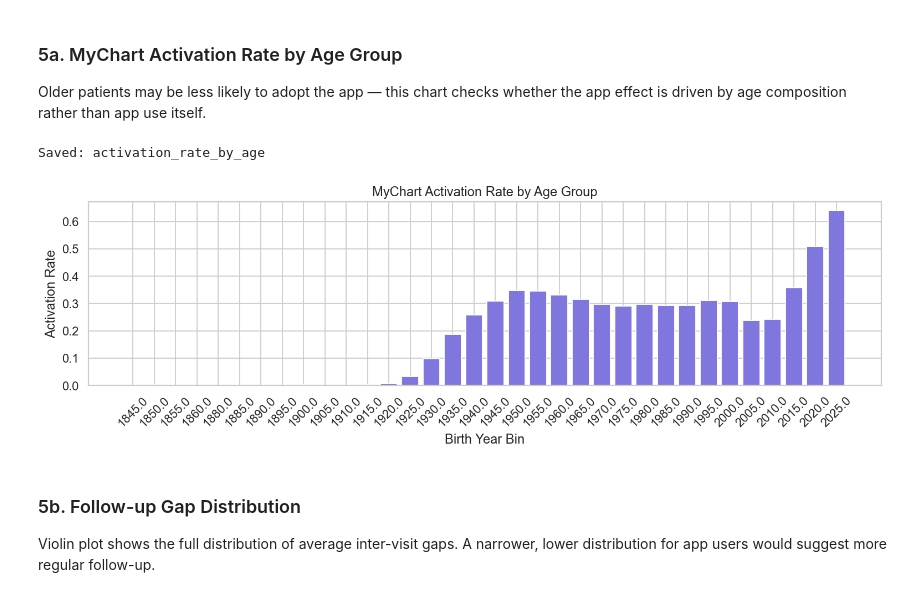
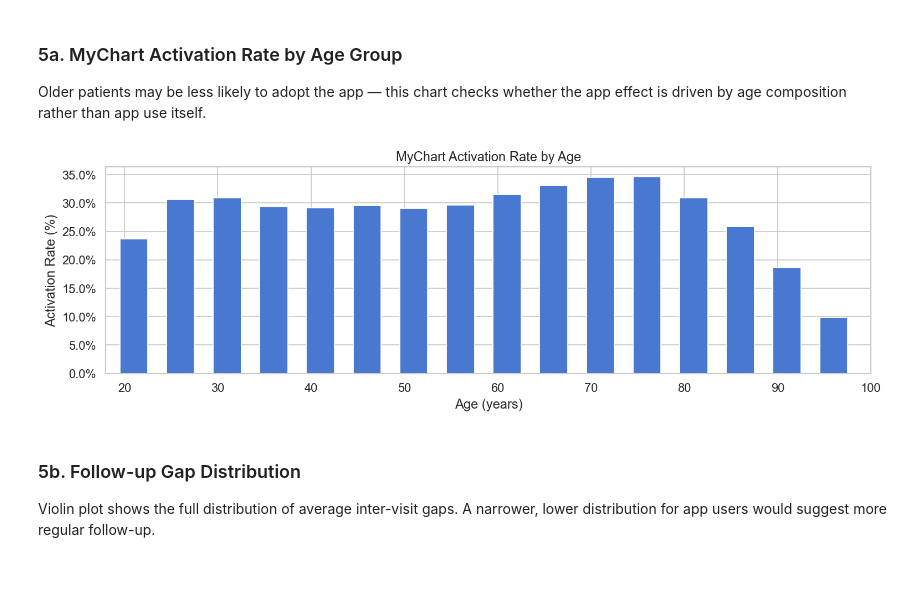
Before and after one commit to SYzhao666/datafest2026, a Jupyter notebook: notebooks/01_mychart.ipynb, the cells around one changed output. Saved outputs shown, nothing was run; the diff lists cells and outputs as text; code cells hidden in the pictures.

Commit message:
change graph

```diff
--- a/notebooks/01_mychart.ipynb
+++ b/notebooks/01_mychart.ipynb
@@ -145,24 +145,33 @@ Saved: ed_rate_by_app_status
 
 Older patients may be less likely to adopt the app — this chart checks
 whether the app effect is driven by age composition rather than app use itself.
-# %%
-activation_by_age = pat.groupby("PatientBirthYearBin")["app_user"].mean().reset_index()
-activation_by_age.columns = ["BirthYear", "ActivationRate"]
-
-fig, ax = plt.subplots(figsize=(12, 4))
-ax.bar(activation_by_age["BirthYear"].astype(str),
-       activation_by_age["ActivationRate"],
-       color="#7F77DD")
-ax.set_title("MyChart Activation Rate by Age Group")
-ax.set_xlabel("Birth Year Bin")
-ax.set_ylabel("Activation Rate")
-plt.xticks(rotation=45)
-plt.tight_layout()
-save_fig(fig, "activation_rate_by_age")
-plt.show()
-# %% [output]
-Saved: activation_rate_by_age
-[figure, removed]
+# %%
+import matplotlib.ticker as mtick
+
+# Filter realistic age range
+activation_by_age = activation_by_age[
+    (activation_by_age["Age"] >= 18) & (activation_by_age["Age"] <= 100)
+]
+
+fig, ax = plt.subplots(figsize=(12, 4))
+
+ax.bar(
+    activation_by_age["Age"].astype(int),
+    activation_by_age["ActivationRate"],
+    width=3
+)
+
+ax.set_title("MyChart Activation Rate by Age")
+ax.set_xlabel("Age (years)")
+ax.set_ylabel("Activation Rate (%)")
+
+ax.set_xlim(18, 100)
+ax.yaxis.set_major_formatter(mtick.PercentFormatter(1.0))
+
+plt.tight_layout()
+plt.show()
+# %% [output]
+[figure, added]
 # %% [markdown]
 ### 5b. Follow-up Gap Distribution
 
```
Also changed, not shown: parts of 2 cells of this notebook, 2 other files.
